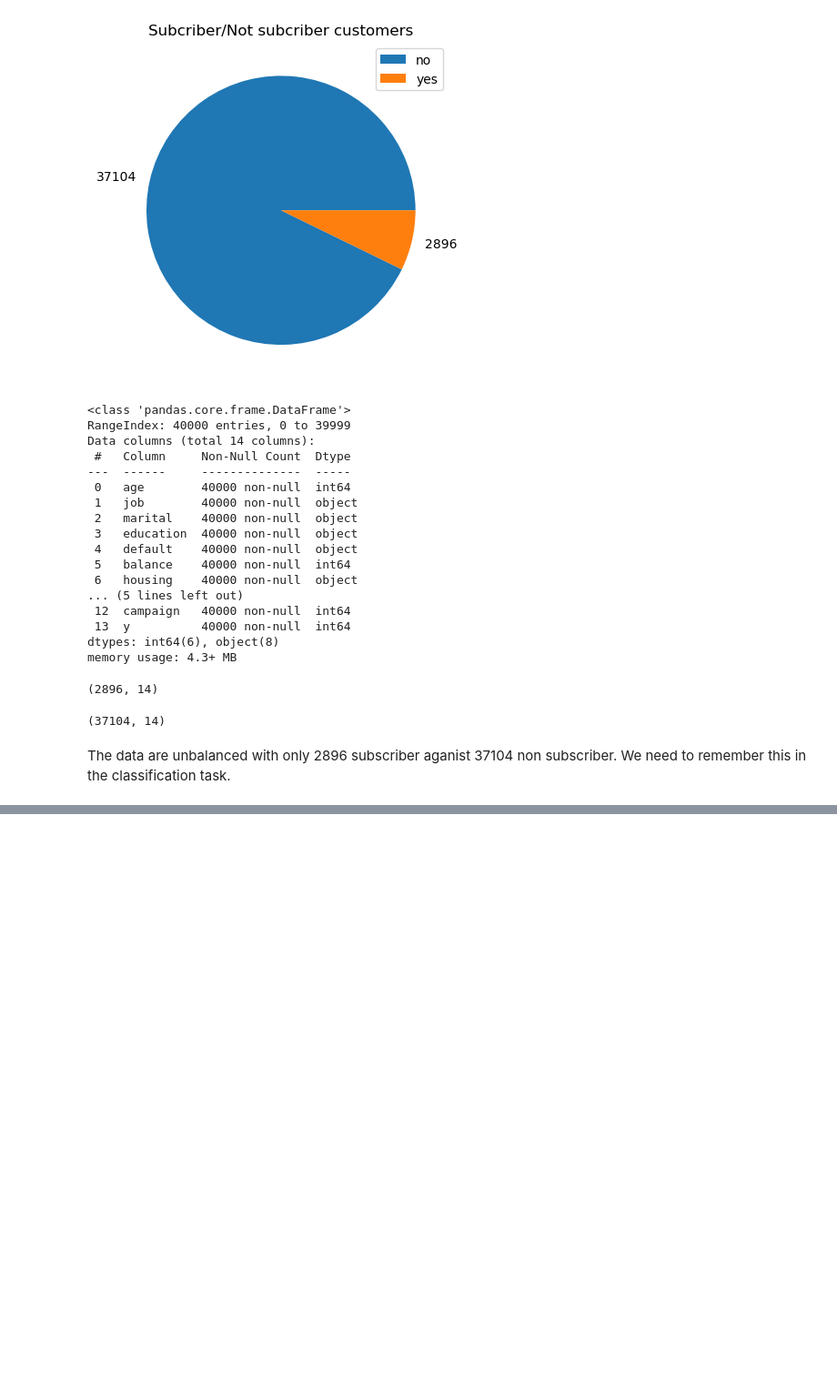
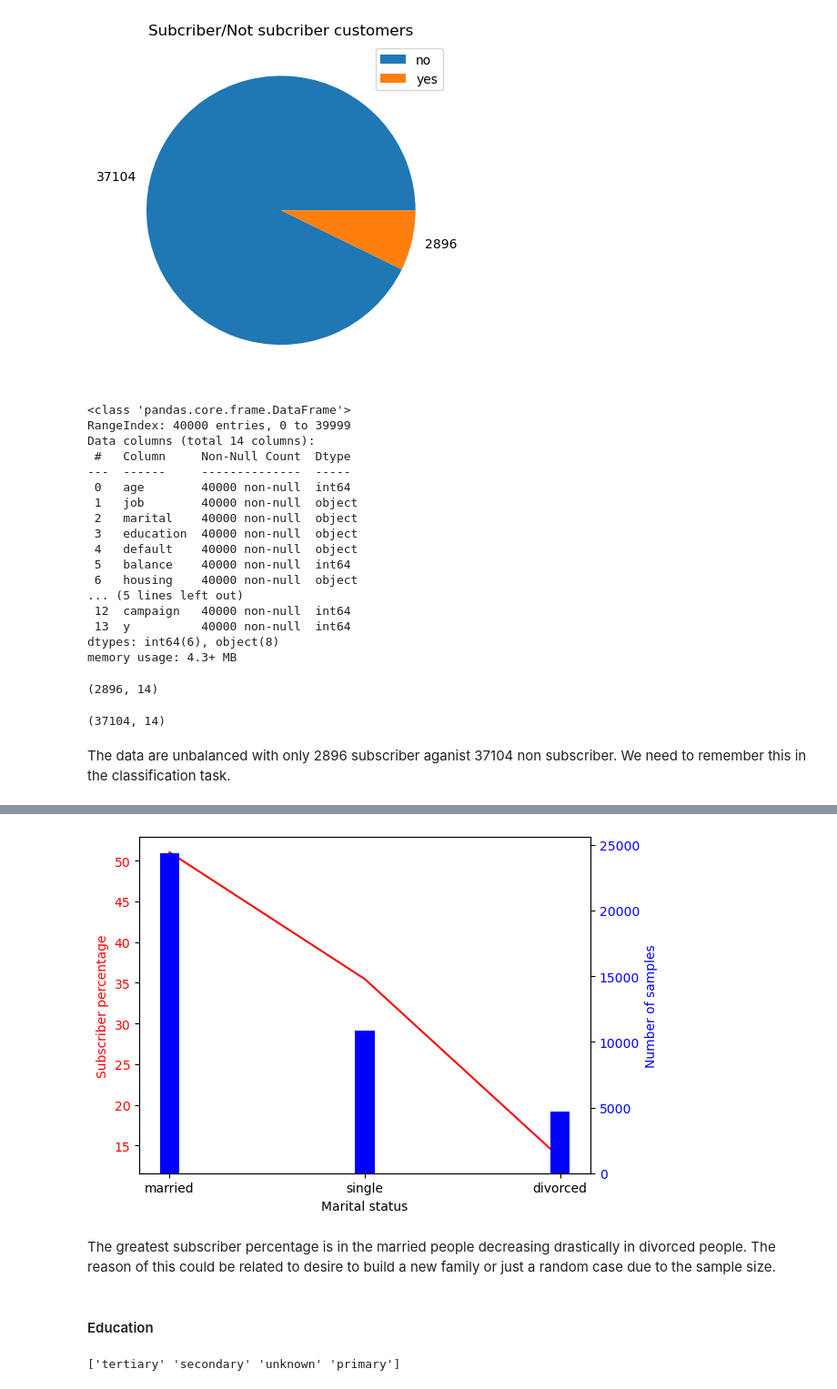
Before and after one commit to chiara89/OJGBREGVkBPNHLBf, a Jupyter notebook: term_deposit_subscription_prediction.ipynb, the cells around one changed output, grey strips where cells are left out. Shown: that part at 91% size. Drawn from its saved outputs; the diff is of its cells as text; code cells hidden in the pictures; blank space fills up the shorter version.

```diff
--- a/term_deposit_subscription_prediction.ipynb
+++ b/term_deposit_subscription_prediction.ipynb
@@ -262,0 +339,34 @@ Name: y, dtype: int64
+# %%
+label = ['married','single', 'divorced']
+perc_mar = [round((df_sub[df_sub.marital=='married']).shape[0]/df_sub.shape[0]*100,2),round((df_sub[df_sub.marital=='single']).shape[0]/df_sub.shape[0]*100,2),round((df_sub[df_sub.marital=='divorced']).shape[0]/df_sub.shape[0]*100,2)]
+num_samp_mar = [df[df.marital=='married'].shape[0], df[df.marital=='single'].shape[0], df[df.marital=='divorced'].shape[0]]
+# Create Plot
+
+fig, ax1 = plt.subplots()
+
+ax1.set_xlabel("Marital status")
+ax1.set_ylabel('Subscriber percentage', color = 'red')
+ax1.plot(label,perc_mar, color = 'red')
+ax1.tick_params(axis ='y', labelcolor = 'red')
+
+# Adding Twin Axes
+
+ax2 = ax1.twinx()
+
+ax2.set_ylabel('Number of samples', color = 'blue')
+ax2.bar(label,num_samp_mar,width=0.1, color = 'blue')
+ax2.tick_params(axis ='y', labelcolor = 'blue')
+
+# Show plot
+
+plt.show()
+# %% [output]
+[figure, added]
+# %% [markdown]
+The greatest subscriber percentage is in the married people decreasing drastically in divorced people. The reason of this could be related to desire to build a new family or just a random case due to the sample size.
+# %% [markdown]
+#### Education
+# %%
+print(df['education'].unique())
+# %% [output]
+['tertiary' 'secondary' 'unknown' 'primary']
```
Also changed, not shown: parts of 20 cells of this notebook.
